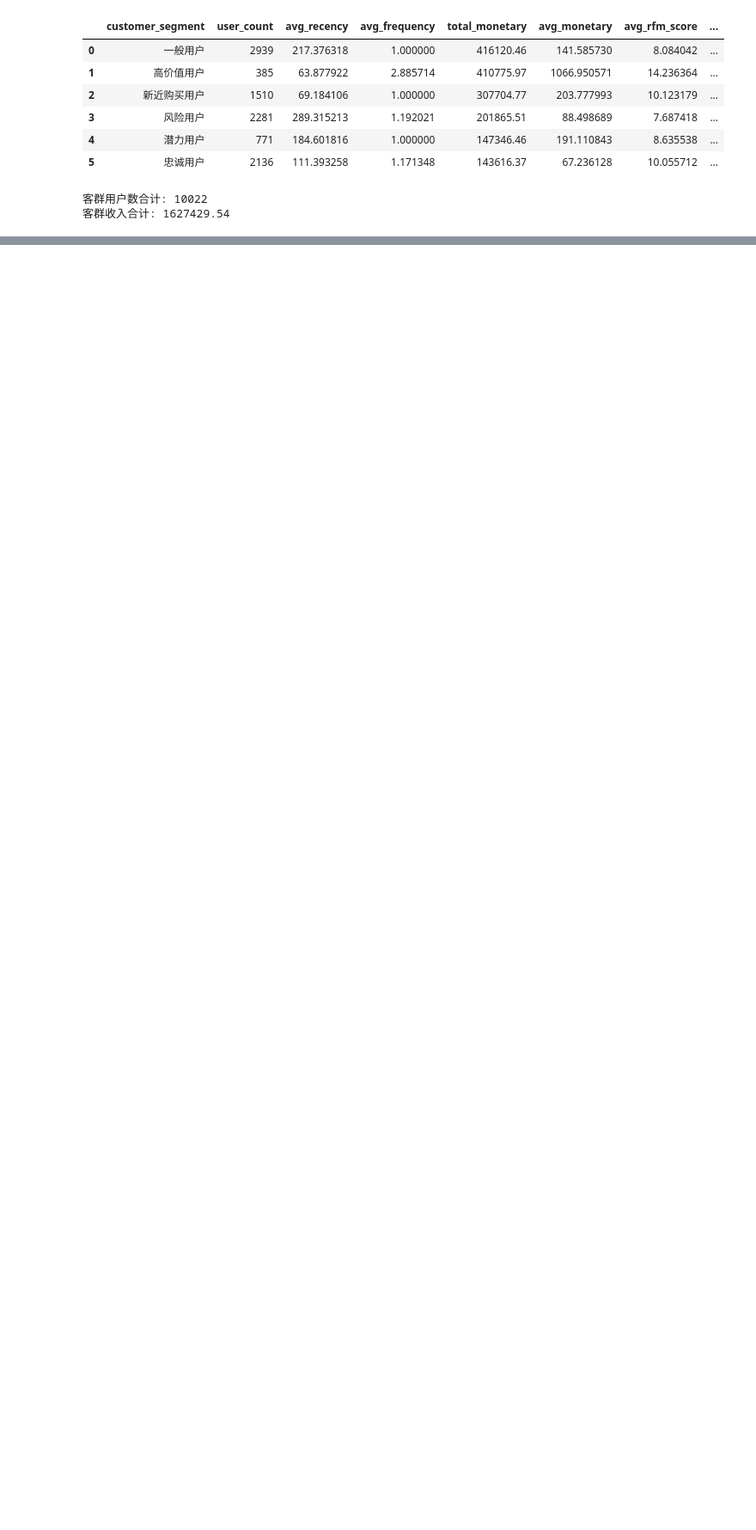
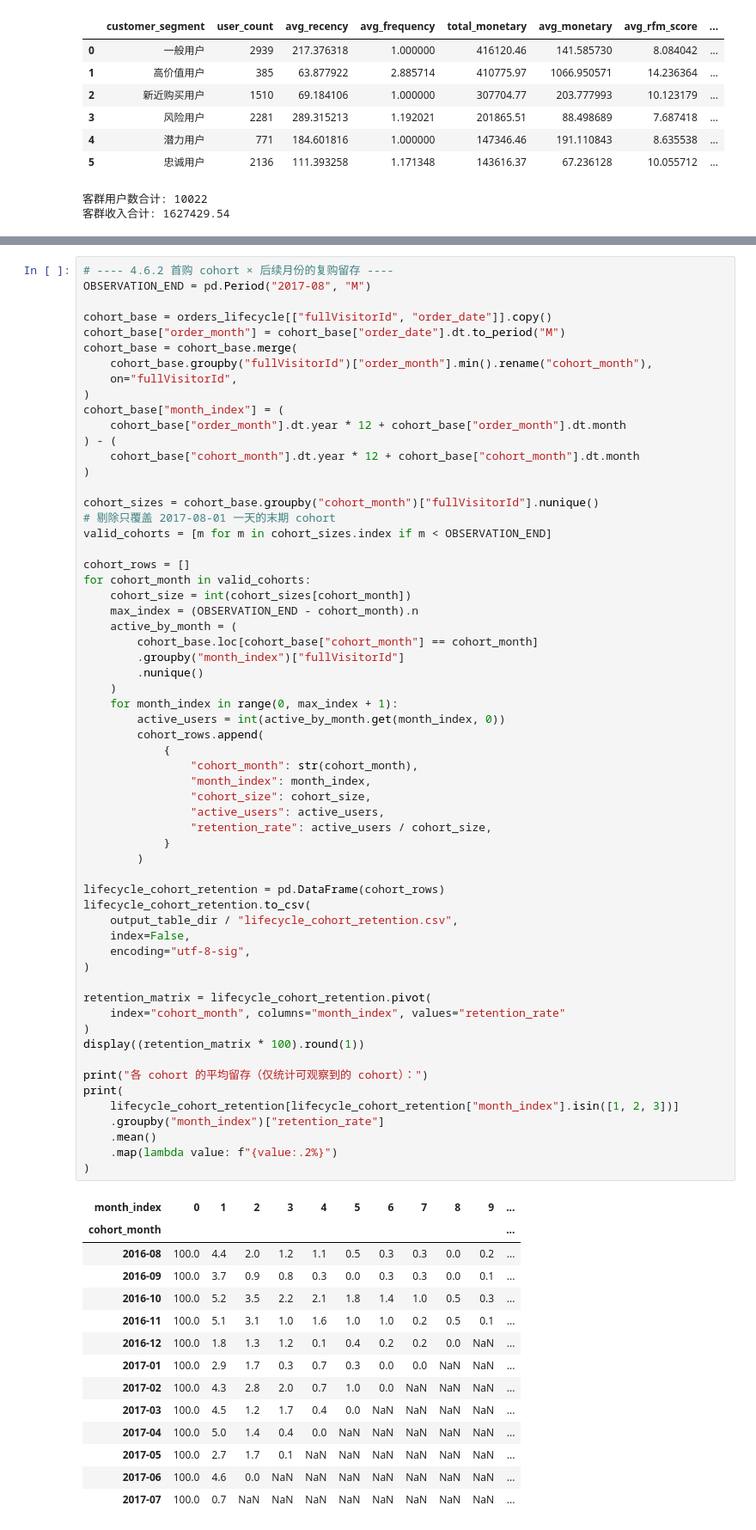
Before and after one commit to branch8888/GA360-User-Lifecycle-Analysis, a Jupyter notebook: notebooks/GA360_ecommerce_analysis.ipynb, the cells around one changed output, grey strips where cells are left out. Shown at 86% size. Drawn from its saved outputs; the diff is of its cells as text; blank space fills up the shorter version.

```diff
--- a/notebooks/GA360_ecommerce_analysis.ipynb
+++ b/notebooks/GA360_ecommerce_analysis.ipynb
@@ -1965,0 +2077,75 @@ print("客群收入合计:", segment_summary["total_monetary"].sum())
+# %%
+# ---- 4.6.2 首购 cohort × 后续月份的复购留存 ----
+OBSERVATION_END = pd.Period("2017-08", "M")
+
+cohort_base = orders_lifecycle[["fullVisitorId", "order_date"]].copy()
+cohort_base["order_month"] = cohort_base["order_date"].dt.to_period("M")
+cohort_base = cohort_base.merge(
+    cohort_base.groupby("fullVisitorId")["order_month"].min().rename("cohort_month"),
+    on="fullVisitorId",
+)
+cohort_base["month_index"] = (
+    cohort_base["order_month"].dt.year * 12 + cohort_base["order_month"].dt.month
+) - (
+    cohort_base["cohort_month"].dt.year * 12 + cohort_base["cohort_month"].dt.month
+)
+
+cohort_sizes = cohort_base.groupby("cohort_month")["fullVisitorId"].nunique()
+# 剔除只覆盖 2017-08-01 一天的末期 cohort
+valid_cohorts = [m for m in cohort_sizes.index if m < OBSERVATION_END]
+
+cohort_rows = []
+for cohort_month in valid_cohorts:
+    cohort_size = int(cohort_sizes[cohort_month])
+    max_index = (OBSERVATION_END - cohort_month).n
+    active_by_month = (
+        cohort_base.loc[cohort_base["cohort_month"] == cohort_month]
+        .groupby("month_index")["fullVisitorId"]
+        .nunique()
+    )
+    for month_index in range(0, max_index + 1):
+        active_users = int(active_by_month.get(month_index, 0))
+        cohort_rows.append(
+            {
+                "cohort_month": str(cohort_month),
+                "month_index": month_index,
+                "cohort_size": cohort_size,
+                "active_users": active_users,
+                "retention_rate": active_users / cohort_size,
+            }
+        )
+
+lifecycle_cohort_retention = pd.DataFrame(cohort_rows)
+lifecycle_cohort_retention.to_csv(
+    output_table_dir / "lifecycle_cohort_retention.csv",
+    index=False,
+    encoding="utf-8-sig",
+)
+
+retention_matrix = lifecycle_cohort_retention.pivot(
+    index="cohort_month", columns="month_index", values="retention_rate"
+)
+display((retention_matrix * 100).round(1))
+
+print("各 cohort 的平均留存（仅统计可观察到的 cohort）：")
+print(
+    lifecycle_cohort_retention[lifecycle_cohort_retention["month_index"].isin([1, 2, 3])]
+    .groupby("month_index")["retention_rate"]
+    .mean()
+    .map(lambda value: f"{value:.2%}")
+)
+# %% [output]
+| month_index | 0 | 1 | 2 | 3 | 4 | 5 | 6 | 7 | 8 | 9 | ... |
+| cohort_month |  |  |  |  |  |  |  |  |  |  | ... |
+| 2016-08 | 100.0 | 4.4 | 2.0 | 1.2 | 1.1 | 0.5 | 0.3 | 0.3 | 0.0 | 0.2 | ... |
+| 2016-09 | 100.0 | 3.7 | 0.9 | 0.8 | 0.3 | 0.0 | 0.3 | 0.3 | 0.0 | 0.1 | ... |
+| 2016-10 | 100.0 | 5.2 | 3.5 | 2.2 | 2.1 | 1.8 | 1.4 | 1.0 | 0.5 | 0.3 | ... |
+| 2016-11 | 100.0 | 5.1 | 3.1 | 1.0 | 1.6 | 1.0 | 1.0 | 0.2 | 0.5 | 0.1 | ... |
+| 2016-12 | 100.0 | 1.8 | 1.3 | 1.2 | 0.1 | 0.4 | 0.2 | 0.2 | 0.0 | NaN | ... |
+| 2017-01 | 100.0 | 2.9 | 1.7 | 0.3 | 0.7 | 0.3 | 0.0 | 0.0 | NaN | NaN | ... |
+| 2017-02 | 100.0 | 4.3 | 2.8 | 2.0 | 0.7 | 1.0 | 0.0 | NaN | NaN | NaN | ... |
+| 2017-03 | 100.0 | 4.5 | 1.2 | 1.7 | 0.4 | 0.0 | NaN | NaN | NaN | NaN | ... |
+| 2017-04 | 100.0 | 5.0 | 1.4 | 0.4 | 0.0 | NaN | NaN | NaN | NaN | NaN | ... |
+| 2017-05 | 100.0 | 2.7 | 1.7 | 0.1 | NaN | NaN | NaN | NaN | NaN | NaN | ... |
+| 2017-06 | 100.0 | 4.6 | 0.0 | NaN | NaN | NaN | NaN | NaN | NaN | NaN | ... |
+| 2017-07 | 100.0 | 0.7 | NaN | NaN | NaN | NaN | NaN | NaN | NaN | NaN | ... |
```
Also changed, not shown: parts of 10 cells of this notebook, 21 other files.
